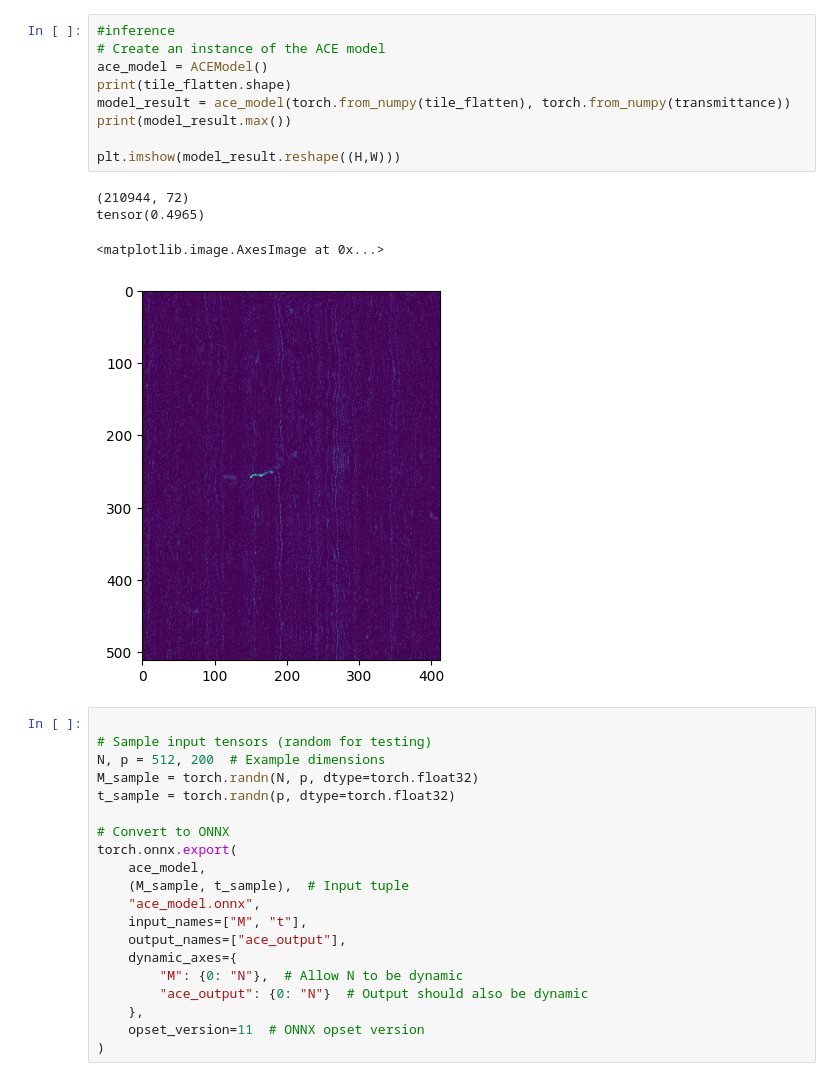
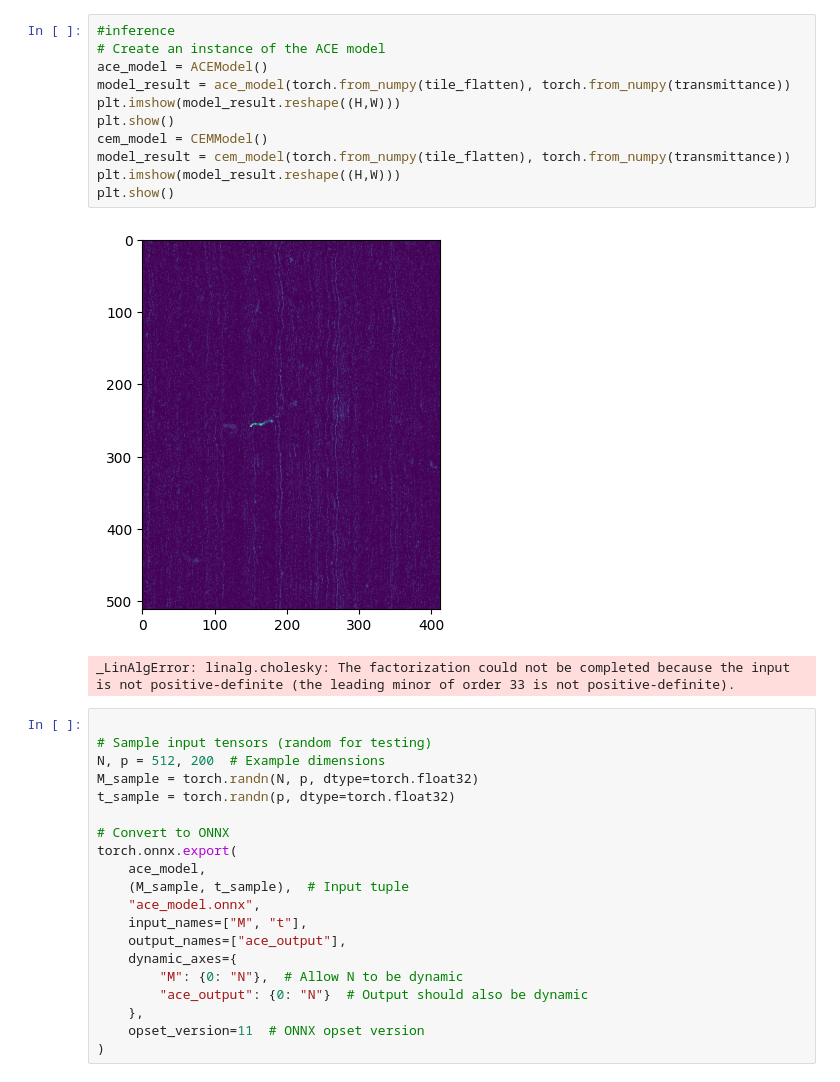
Before and after one commit to zaitra/methane-filters-benchmark, a Jupyter notebook: conver_filter_to_onnx.ipynb, the cells around one changed output. Drawn from its saved outputs; the diff is of its cells as text.

```diff
--- a/conver_filter_to_onnx.ipynb
+++ b/conver_filter_to_onnx.ipynb
@@ -250,17 +317,17 @@ class ACEModel(nn.Module):
 # %%
 #inference
 # Create an instance of the ACE model
 ace_model = ACEModel()
-print(tile_flatten.shape)
 model_result = ace_model(torch.from_numpy(tile_flatten), torch.from_numpy(transmittance))
-print(model_result.max())
-
 plt.imshow(model_result.reshape((H,W)))
+plt.show()
+cem_model = CEMModel()
+model_result = cem_model(torch.from_numpy(tile_flatten), torch.from_numpy(transmittance))
+plt.imshow(model_result.reshape((H,W)))
+plt.show()
 # %% [output]
+[figure]
-(210944, 72)
-tensor(0.4965)
+_LinAlgError: linalg.cholesky: The factorization could not be completed because the input is not positive-definite (the leading minor of order 33 is not positive-definite).
-<matplotlib.image.AxesImage at 0x...>
-[figure]
 # %%
 
 # Sample input tensors (random for testing)
```
Also changed, not shown: parts of 3 cells of this notebook, 1 other file.
